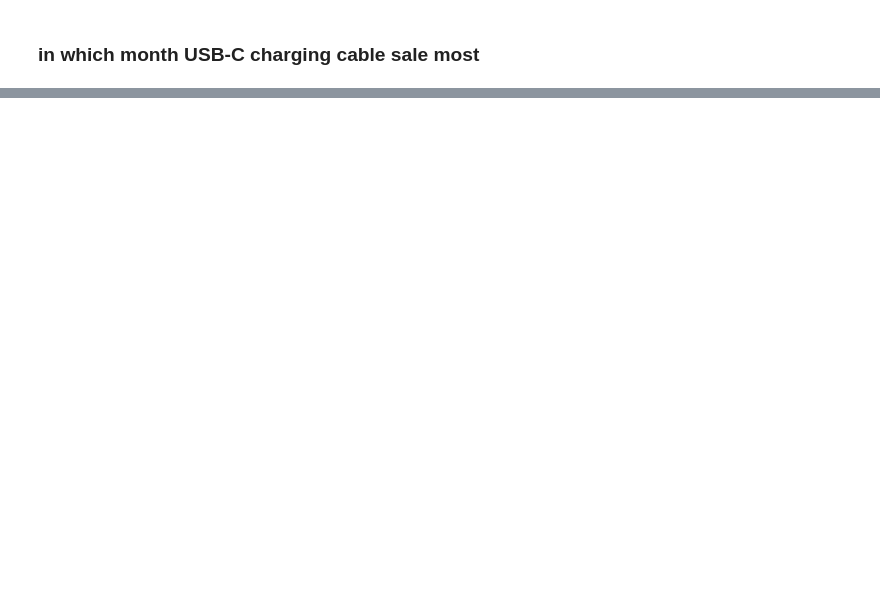
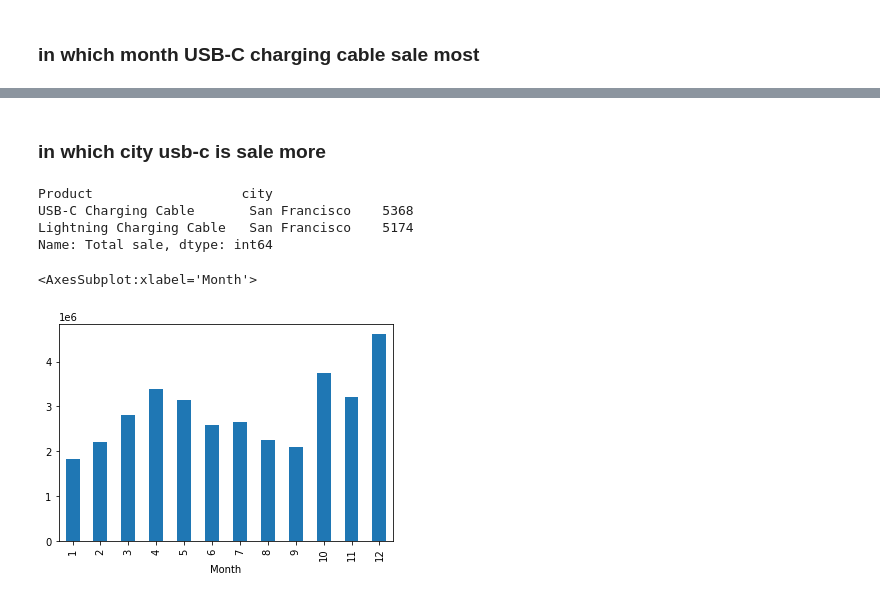
Before and after one commit to farhan-abbbasi/Marketing-Analyzing-of-12-month-data, a Jupyter notebook: sales analyse17-12-2021/analyze.ipynb, the cells around one changed output, grey strips where cells are left out. Drawn from its saved outputs; the diff is of its cells as text; code cells hidden in the pictures; blank space fills up the shorter version.

Commit message:
analyze more and draw graph

```diff
--- a/sales analyse17-12-2021/analyze.ipynb
+++ b/sales analyse17-12-2021/analyze.ipynb
@@ -170,0 +175,15 @@ Name: Total sale, dtype: int64
+# %% [markdown]
+### in which city usb-c is sale more
+# %%
+c_sale=all_files.groupby(["Product","city"])["Total sale"].count().sort_values(ascending=False).head(2)
+c_sale
+# %% [output]
+Product                   city
+USB-C Charging Cable       San Francisco    5368
+Lightning Charging Cable   San Francisco    5174
+Name: Total sale, dtype: int64
+# %%
+all_files.groupby(["Month"])["Total sale"].sum().sort_index().plot(kind="bar")
+# %% [output]
+<AxesSubplot:xlabel='Month'>
+[figure, added]
```
Also changed, not shown: parts of 4 cells of this notebook.
